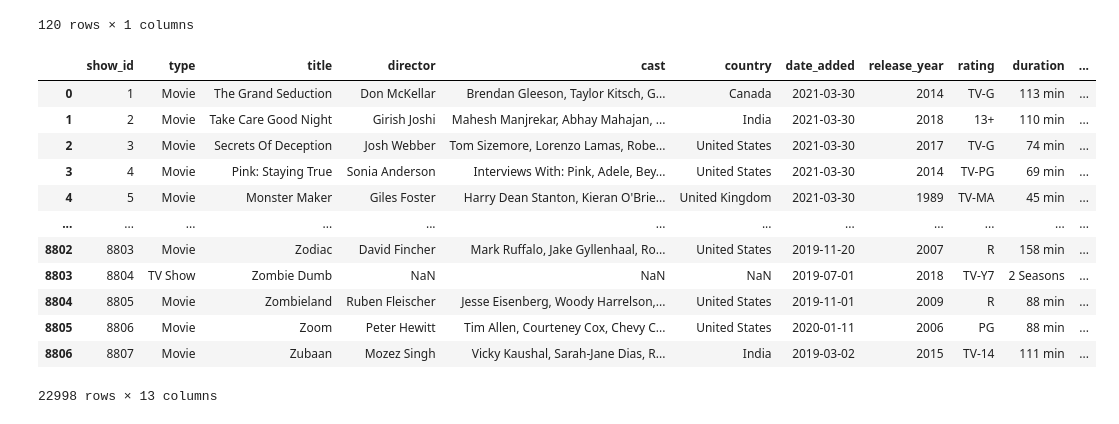
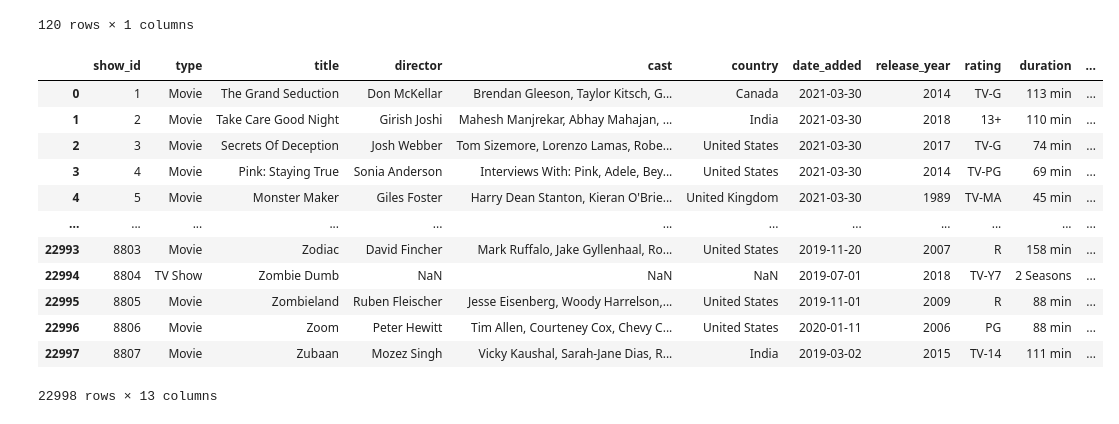
Before and after one commit to fcori47/PI01_DATA05, a Jupyter notebook: pi_engineer.ipynb, the cells around one changed output. Saved outputs shown, nothing was run; the diff lists cells and outputs as text; code cells hidden in the pictures.

Commit message:
el etl preliminar se completa, ahora a crear un nuevo notebook para crear la api con el .csv que contiene los cuatro dataframes

```diff
--- a/pi_engineer.ipynb
+++ b/pi_engineer.ipynb
@@ -1203,21 +1211,26 @@ listed_in_frame
 | 118 | Young Adult Audience |
 | 119 | Arthouse |
 120 rows × 1 columns
-# %%
-preliminar_etl_frames = [amazon_titles_df,disney_plus_titles,hulu_titles,netflix_titles]
-test = pd.concat(preliminar_etl_frames)
-test
-# %% [output]
-|  | show_id | type | title | director | cast | country | date_added | release_year | rating | duration | ... |
-| 0 | 1 | Movie | The Grand Seduction | Don McKellar | Brendan Gleeson, Taylor Kitsch, G... | Canada | 2021-03-30 | 2014 | TV-G | 113 min | ... |
-| 1 | 2 | Movie | Take Care Good Night | Girish Joshi | Mahesh Manjrekar, Abhay Mahajan, ... | India | 2021-03-30 | 2018 | 13+ | 110 min | ... |
-| 2 | 3 | Movie | Secrets Of Deception | Josh Webber | Tom Sizemore, Lorenzo Lamas, Robe... | United States | 2021-03-30 | 2017 | TV-G | 74 min | ... |
-| 3 | 4 | Movie | Pink: Staying True | Sonia Anderson | Interviews With: Pink, Adele, Bey... | United States | 2021-03-30 | 2014 | TV-PG | 69 min | ... |
-| 4 | 5 | Movie | Monster Maker | Giles Foster | Harry Dean Stanton, Kieran O'Brie... | United Kingdom | 2021-03-30 | 1989 | TV-MA | 45 min | ... |
-| ... | ... | ... | ... | ... | ... | ... | ... | ... | ... | ... | ... |
-| 8802 | 8803 | Movie | Zodiac | David Fincher | Mark Ruffalo, Jake Gyllenhaal, Ro... | United States | 2019-11-20 | 2007 | R | 158 min | ... |
-| 8803 | 8804 | TV Show | Zombie Dumb | NaN | NaN | NaN | 2019-07-01 | 2018 | TV-Y7 | 2 Seasons | ... |
-| 8804 | 8805 | Movie | Zombieland | Ruben Fleischer | Jesse Eisenberg, Woody Harrelson,... | United States | 2019-11-01 | 2009 | R | 88 min | ... |
-| 8805 | 8806 | Movie | Zoom | Peter Hewitt | Tim Allen, Courteney Cox, Chevy C... | United States | 2020-01-11 | 2006 | PG | 88 min | ... |
-| 8806 | 8807 | Movie | Zubaan | Mozez Singh | Vicky Kaushal, Sarah-Jane Dias, R... | India | 2019-03-02 | 2015 | TV-14 | 111 min | ... |
-22998 rows × 13 columns
+# %%
+#Luego de la limpieza preliminar, se juntan los dataframes de Netflix, Amazon, Disney+ y Hulu, se resetea su index y se borra la columna 'index' que se generó. Ya después de esto, se puede guardar el archivo como .csv para utilizarlo posteriormente.
+
+preliminar_etl_frames = [amazon_titles_df,disney_plus_titles,hulu_titles,netflix_titles]
+all_frames = pd.concat(preliminar_etl_frames)
+all_frames.reset_index(inplace=True)
+all_frames.drop(columns='index', inplace=True)
+all_frames.to_csv('all_frames.csv')
+all_frames
+# %% [output]
+|  | show_id | type | title | director | cast | country | date_added | release_year | rating | duration | ... |
+| 0 | 1 | Movie | The Grand Seduction | Don McKellar | Brendan Gleeson, Taylor Kitsch, G... | Canada | 2021-03-30 | 2014 | TV-G | 113 min | ... |
+| 1 | 2 | Movie | Take Care Good Night | Girish Joshi | Mahesh Manjrekar, Abhay Mahajan, ... | India | 2021-03-30 | 2018 | 13+ | 110 min | ... |
+| 2 | 3 | Movie | Secrets Of Deception | Josh Webber | Tom Sizemore, Lorenzo Lamas, Robe... | United States | 2021-03-30 | 2017 | TV-G | 74 min | ... |
+| 3 | 4 | Movie | Pink: Staying True | Sonia Anderson | Interviews With: Pink, Adele, Bey... | United States | 2021-03-30 | 2014 | TV-PG | 69 min | ... |
+| 4 | 5 | Movie | Monster Maker | Giles Foster | Harry Dean Stanton, Kieran O'Brie... | United Kingdom | 2021-03-30 | 1989 | TV-MA | 45 min | ... |
+| ... | ... | ... | ... | ... | ... | ... | ... | ... | ... | ... | ... |
+| 22993 | 8803 | Movie | Zodiac | David Fincher | Mark Ruffalo, Jake Gyllenhaal, Ro... | United States | 2019-11-20 | 2007 | R | 158 min | ... |
+| 22994 | 8804 | TV Show | Zombie Dumb | NaN | NaN | NaN | 2019-07-01 | 2018 | TV-Y7 | 2 Seasons | ... |
+| 22995 | 8805 | Movie | Zombieland | Ruben Fleischer | Jesse Eisenberg, Woody Harrelson,... | United States | 2019-11-01 | 2009 | R | 88 min | ... |
+| 22996 | 8806 | Movie | Zoom | Peter Hewitt | Tim Allen, Courteney Cox, Chevy C... | United States | 2020-01-11 | 2006 | PG | 88 min | ... |
+| 22997 | 8807 | Movie | Zubaan | Mozez Singh | Vicky Kaushal, Sarah-Jane Dias, R... | India | 2019-03-02 | 2015 | TV-14 | 111 min | ... |
+22998 rows × 13 columns
```
Also changed, not shown: parts of 3 cells of this notebook.
